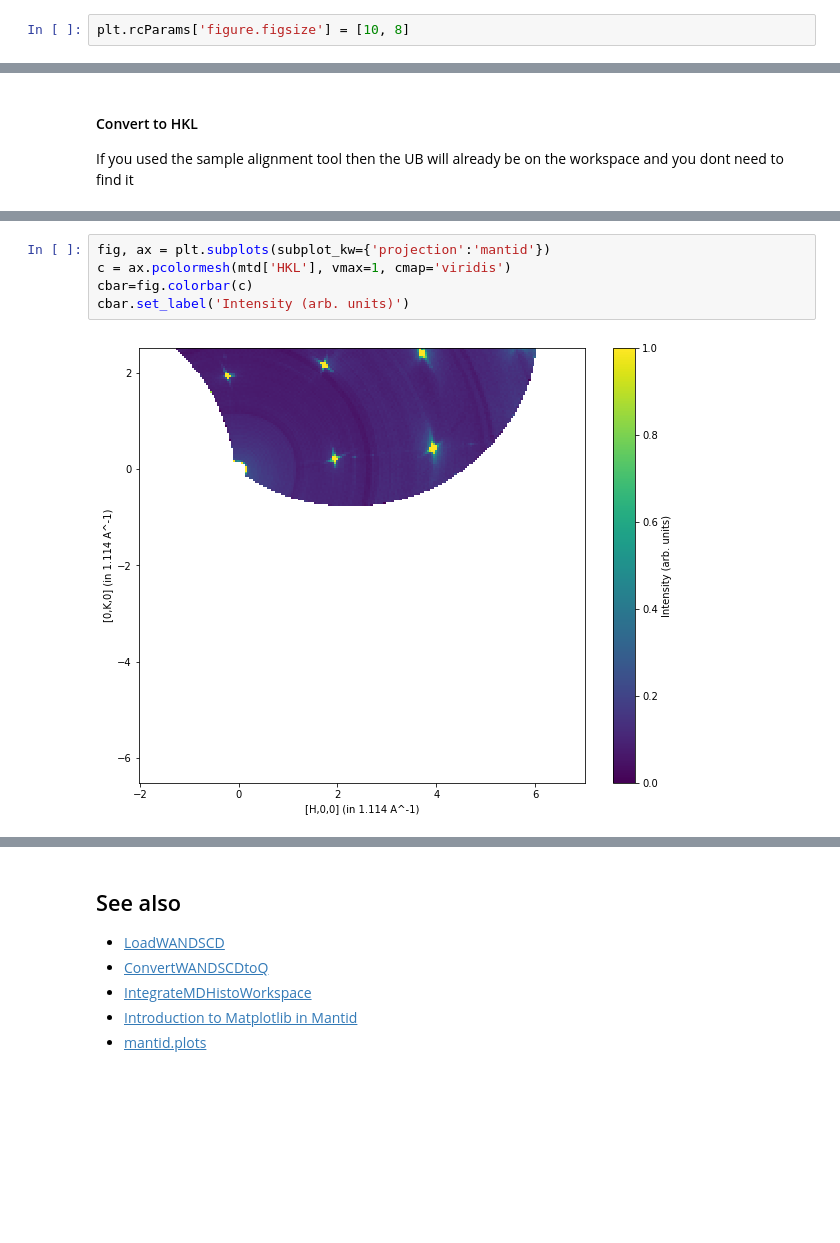
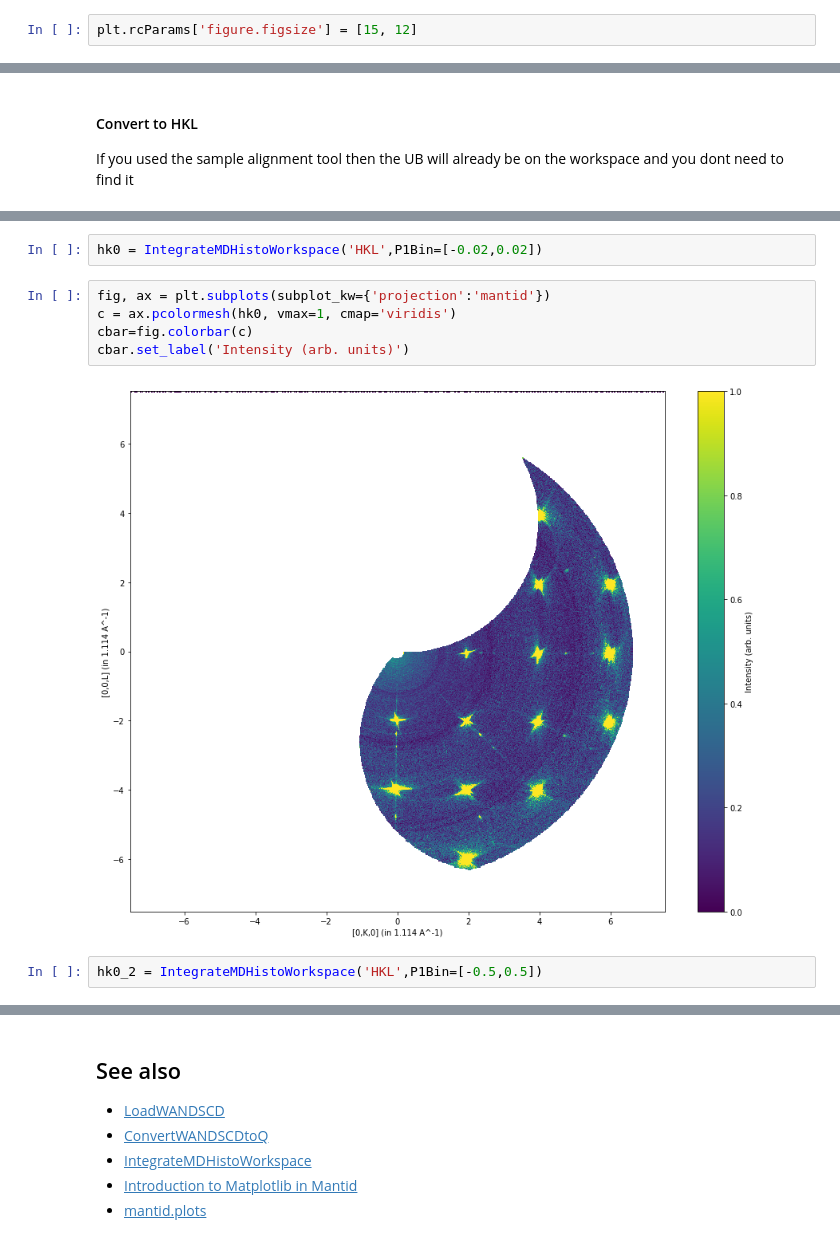
Before and after one commit to rosswhitfield/wand, a Jupyter notebook: notebooks/Single Crystal Reduction - NaCl.ipynb, the cells around one changed output, grey strips where cells are left out. Drawn from its saved outputs; the diff is of its cells as text; blank space fills up the shorter version.

```diff
--- a/notebooks/Single Crystal Reduction - NaCl.ipynb
+++ b/notebooks/Single Crystal Reduction - NaCl.ipynb
@@ -10,7 +10,7 @@ from mantid import plots
 # %% [markdown]
 Set a larger default figure size
 # %%
-plt.rcParams['figure.figsize'] = [10, 8]
+plt.rcParams['figure.figsize'] = [15, 12]
 # %% [markdown]
 #### Set IPTS number
 # %%
@@ -130,7 +172,11 @@ Sample: a 5.6, b 5.6, c 5.6; alpha 90, beta 90, gamma 90
+# %%
+hk0 = IntegrateMDHistoWorkspace('HKL',P1Bin=[-0.02,0.02])
 # %%
 fig, ax = plt.subplots(subplot_kw={'projection':'mantid'})
-c = ax.pcolormesh(mtd['HKL'], vmax=1, cmap='viridis')
+c = ax.pcolormesh(hk0, vmax=1, cmap='viridis')
 cbar=fig.colorbar(c)
 cbar.set_label('Intensity (arb. units)')
 # %% [output]
-[figure, old version]
+[figure, new version]
+# %%
+hk0_2 = IntegrateMDHistoWorkspace('HKL',P1Bin=[-0.5,0.5])
```
Also changed, not shown: parts of 16 cells of this notebook.
